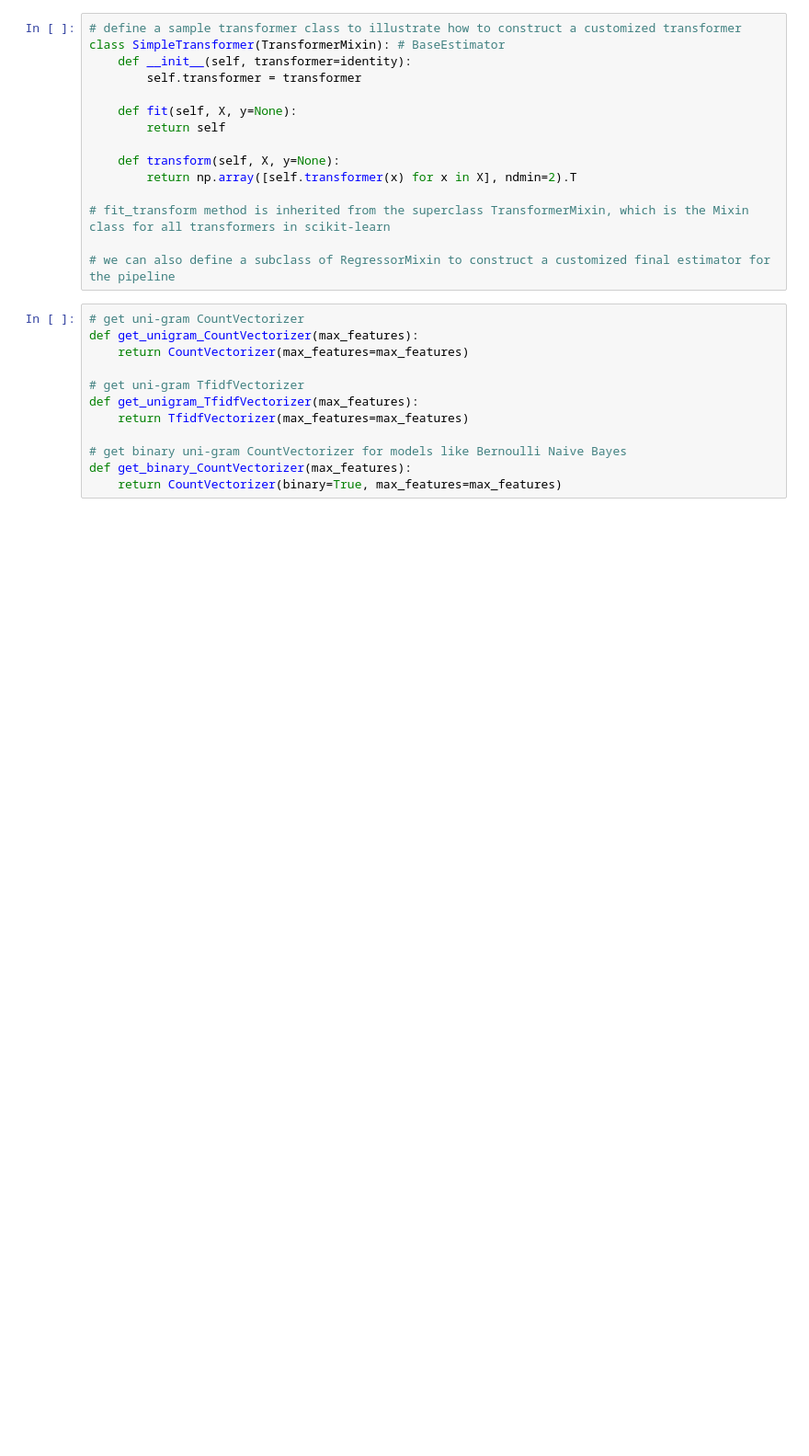
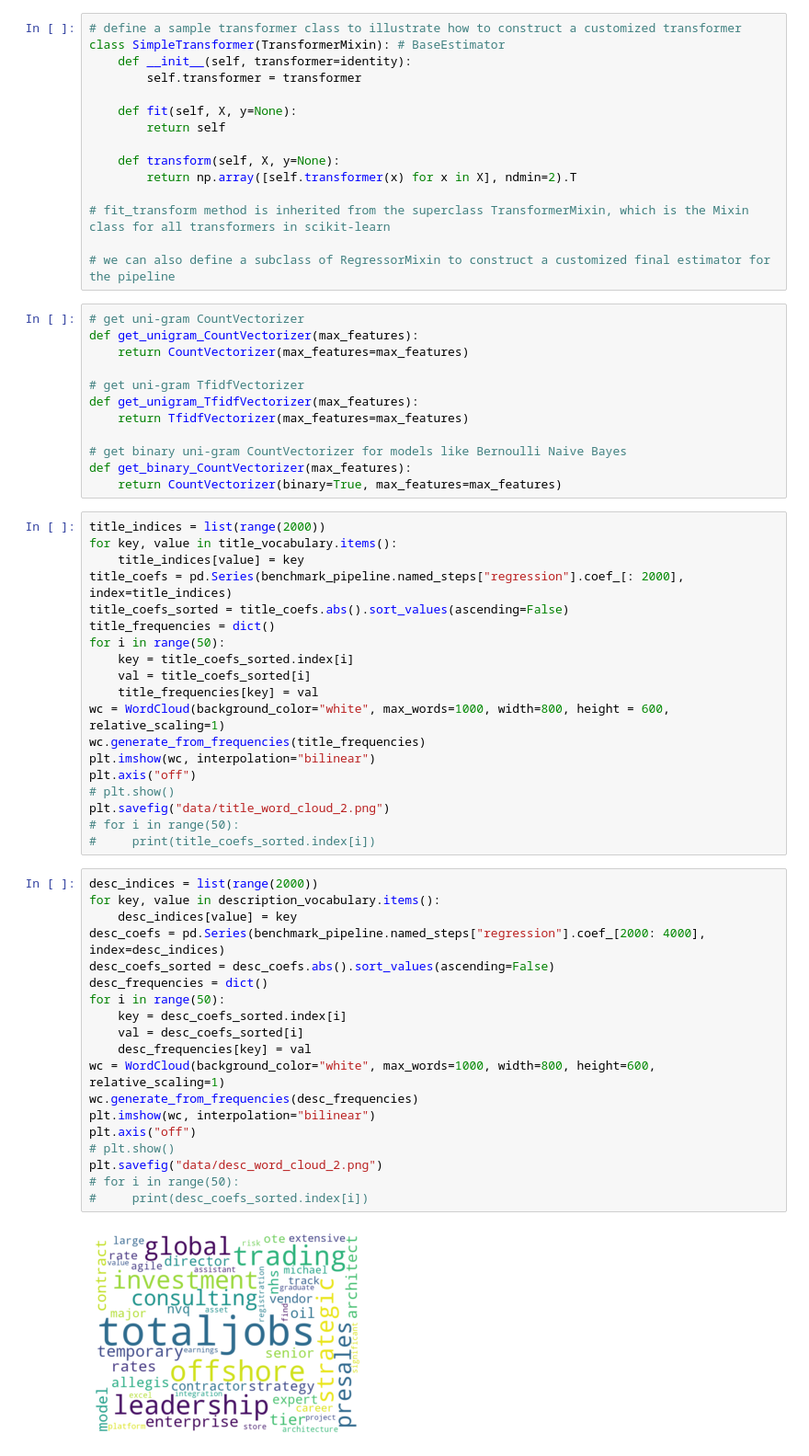
Before and after one commit to vbienridy/DS5500-Spring2020-Job-Salary-Prediction, a Jupyter notebook: train.ipynb, the cells around one changed output. Shown at 92% size. Cells and saved outputs as stored; diff of their text form; blank space fills up the shorter version.

```diff
--- a/train.ipynb
+++ b/train.ipynb
@@ -114,3 +131,43 @@ def get_unigram_TfidfVectorizer(max_features):
 # get binary uni-gram CountVectorizer for models like Bernoulli Naive Bayes
 def get_binary_CountVectorizer(max_features):
     return CountVectorizer(binary=True, max_features=max_features)
+# %%
+title_indices = list(range(2000))
+for key, value in title_vocabulary.items():
+    title_indices[value] = key
+title_coefs = pd.Series(benchmark_pipeline.named_steps["regression"].coef_[: 2000], index=title_indices)
+title_coefs_sorted = title_coefs.abs().sort_values(ascending=False)
+title_frequencies = dict()
+for i in range(50):
+    key = title_coefs_sorted.index[i]
+    val = title_coefs_sorted[i]
+    title_frequencies[key] = val
+wc = WordCloud(background_color="white", max_words=1000, width=800, height = 600, relative_scaling=1)
+wc.generate_from_frequencies(title_frequencies)
+plt.imshow(wc, interpolation="bilinear")
+plt.axis("off")
+# plt.show()
+plt.savefig("data/title_word_cloud_2.png")
+# for i in range(50):
+#     print(title_coefs_sorted.index[i])
+# %%
+desc_indices = list(range(2000))
+for key, value in description_vocabulary.items():
+    desc_indices[value] = key
+desc_coefs = pd.Series(benchmark_pipeline.named_steps["regression"].coef_[2000: 4000], index=desc_indices)
+desc_coefs_sorted = desc_coefs.abs().sort_values(ascending=False)
+desc_frequencies = dict()
+for i in range(50):
+    key = desc_coefs_sorted.index[i]
+    val = desc_coefs_sorted[i]
+    desc_frequencies[key] = val
+wc = WordCloud(background_color="white", max_words=1000, width=800, height=600, relative_scaling=1)
+wc.generate_from_frequencies(desc_frequencies)
+plt.imshow(wc, interpolation="bilinear")
+plt.axis("off")
+# plt.show()
+plt.savefig("data/desc_word_cloud_2.png")
+# for i in range(50):
+#     print(desc_coefs_sorted.index[i])
+# %% [output]
+[figure, added]
```
Also changed, not shown: parts of 22 cells of this notebook, 1 other file.
